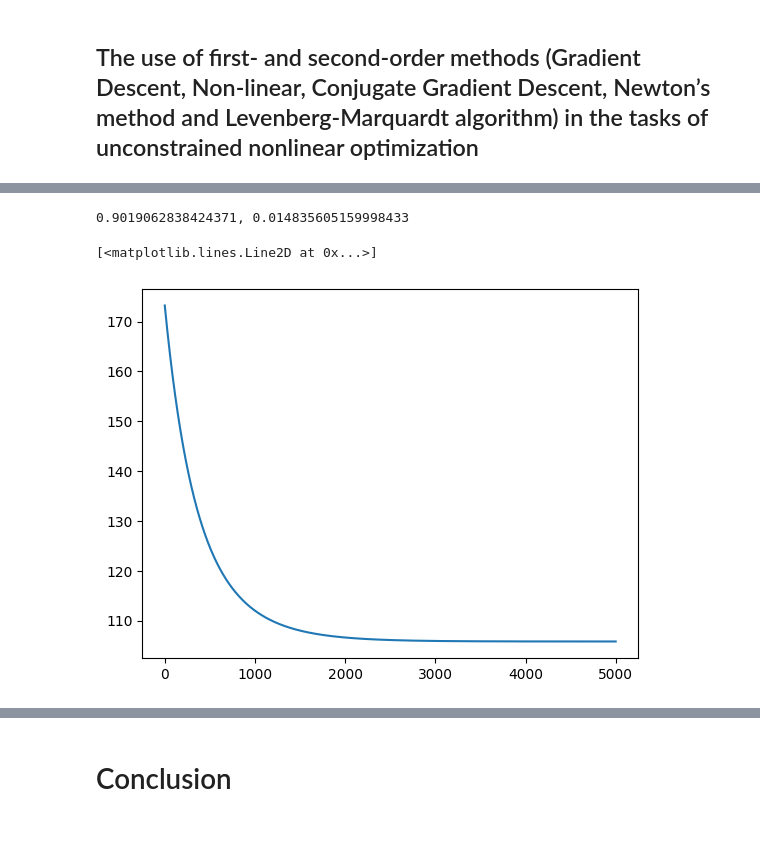
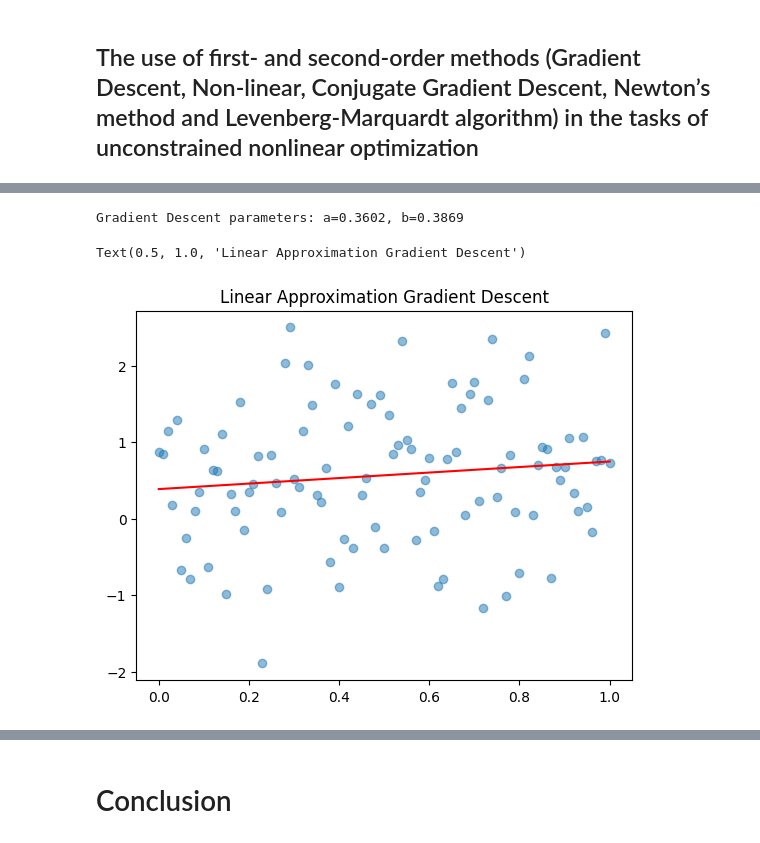
Before and after one commit to abrleva8/ITMO_algorithms, a Jupyter notebook: task_3_Abramian.ipynb, the cells around one changed output, grey strips where cells are left out. Saved outputs shown, nothing was run; the diff lists cells and outputs as text; code cells hidden in the pictures.

Commit message:
task 3 remain add some text

```diff
--- a/task_3_Abramian.ipynb
+++ b/task_3_Abramian.ipynb
@@ -111,9 +198,0 @@ points, costs = gradient_desent(x_list, y_list, derivative_a_2, derivative_b_2)
-# %%
-points[-1]
-# %% [output]
-0.9019062838424371, 0.014835605159998433
-# %%
-plt.plot(costs)
-# %% [output]
-[<matplotlib.lines.Line2D at 0x...>]
-[figure, removed]
@@ -120 +253,16 @@ plt.plot(costs)
+# %%
+# Initial parameter guesses
+initial_params = [0.1, 0.1]
+
+linear_params_gd, list_linear_params_gd = linear_gradient_descent(x_list, y_list, initial_params)
+
+print(f"Gradient Descent parameters: a={linear_params_gd[0]:.4f}, b={linear_params_gd[1]:.4f}")
+
+plt.scatter(x_list, y_list, label='Noisy Data', alpha=0.5)
+plt.plot(x_list, linear_approximation(x_list, *linear_params_gd), color='red', label='Gradient Descent Fit')
+plt.title('Linear Approximation Gradient Descent')
+# %% [output]
+Gradient Descent parameters: a=0.3602, b=0.3869
+Text(0.5, 1.0, 'Linear Approximation Gradient Descent')
+[figure, added]
 # %%
```
Also changed, not shown: parts of 43 cells of this notebook.
